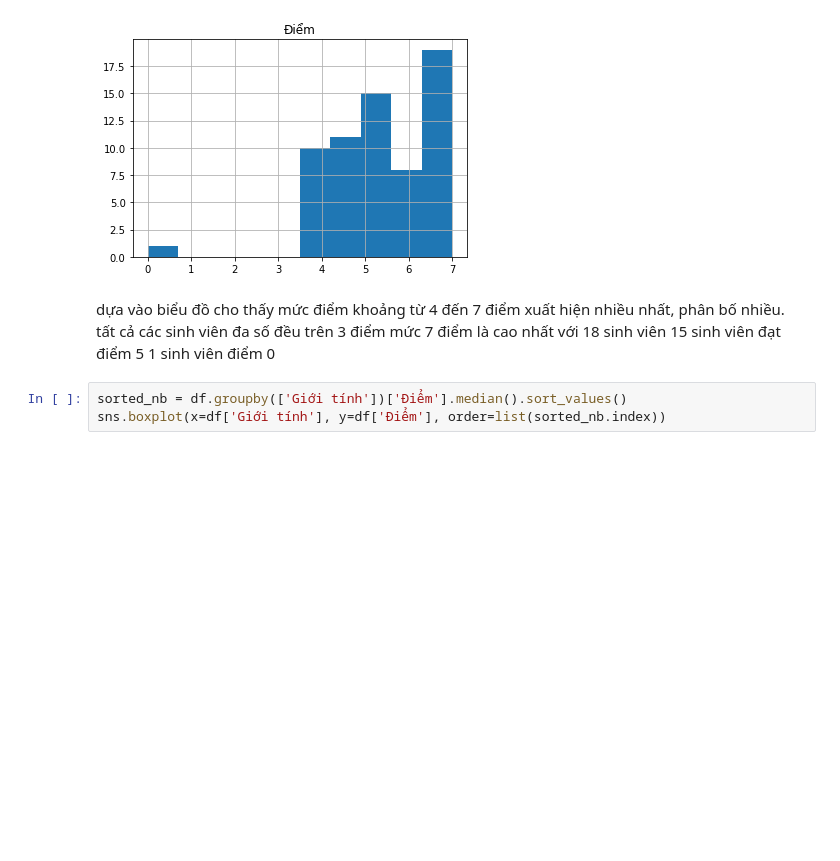
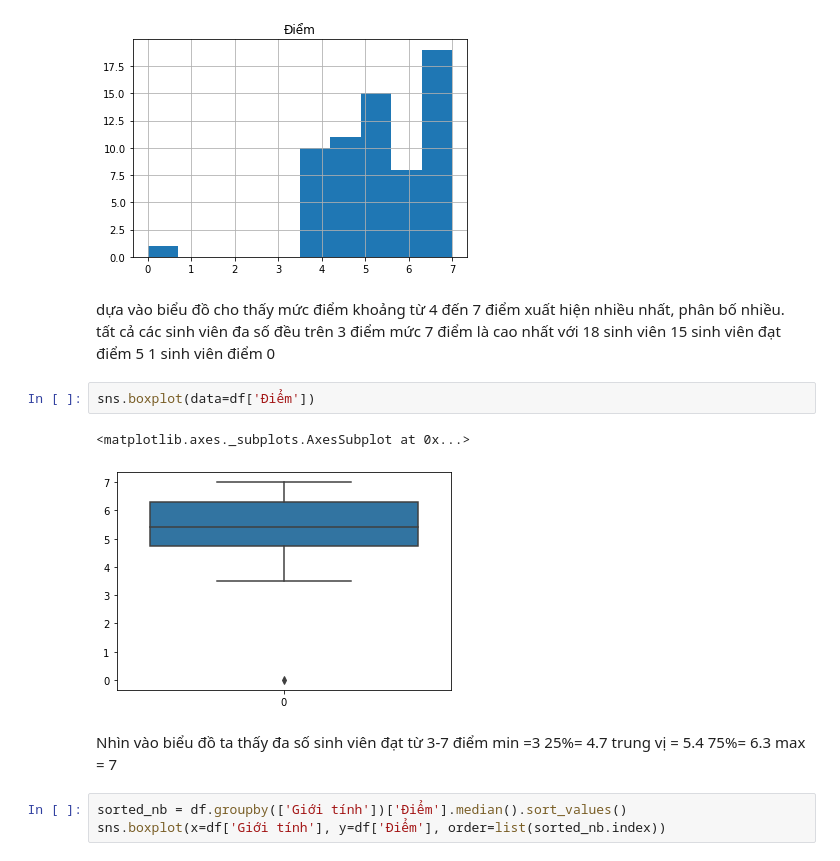
Before and after one commit to huyentrangc11/huyentrang, a Jupyter notebook: TranThiHuyenTrang_16068281.ipynb, the cells around one changed output. Drawn from its saved outputs; the diff is of its cells as text; blank space fills up the shorter version.

```diff
--- a/TranThiHuyenTrang_16068281.ipynb
+++ b/TranThiHuyenTrang_16068281.ipynb
@@ -116,6 +116,18 @@ tất cả các sinh viên đa số đều trên 3 điểm
 mức 7 điểm là cao nhất với 18 sinh viên
 15 sinh viên đạt điểm 5
 1 sinh viên điểm 0
+# %%
+sns.boxplot(data=df['Điểm'])
+# %% [output]
+<matplotlib.axes._subplots.AxesSubplot at 0x...>
+[figure, added]
+# %% [markdown]
+Nhìn vào biểu đồ ta thấy đa số sinh viên đạt từ 3-7 điểm
+min =3
+25%= 4.7
+trung vị = 5.4
+75%= 6.3
+max = 7
 # %%
 sorted_nb = df.groupby(['Giới tính'])['Điểm'].median().sort_values()
 sns.boxplot(x=df['Giới tính'], y=df['Điểm'], order=list(sorted_nb.index))
```
Also changed, not shown: parts of 3 cells of this notebook.
